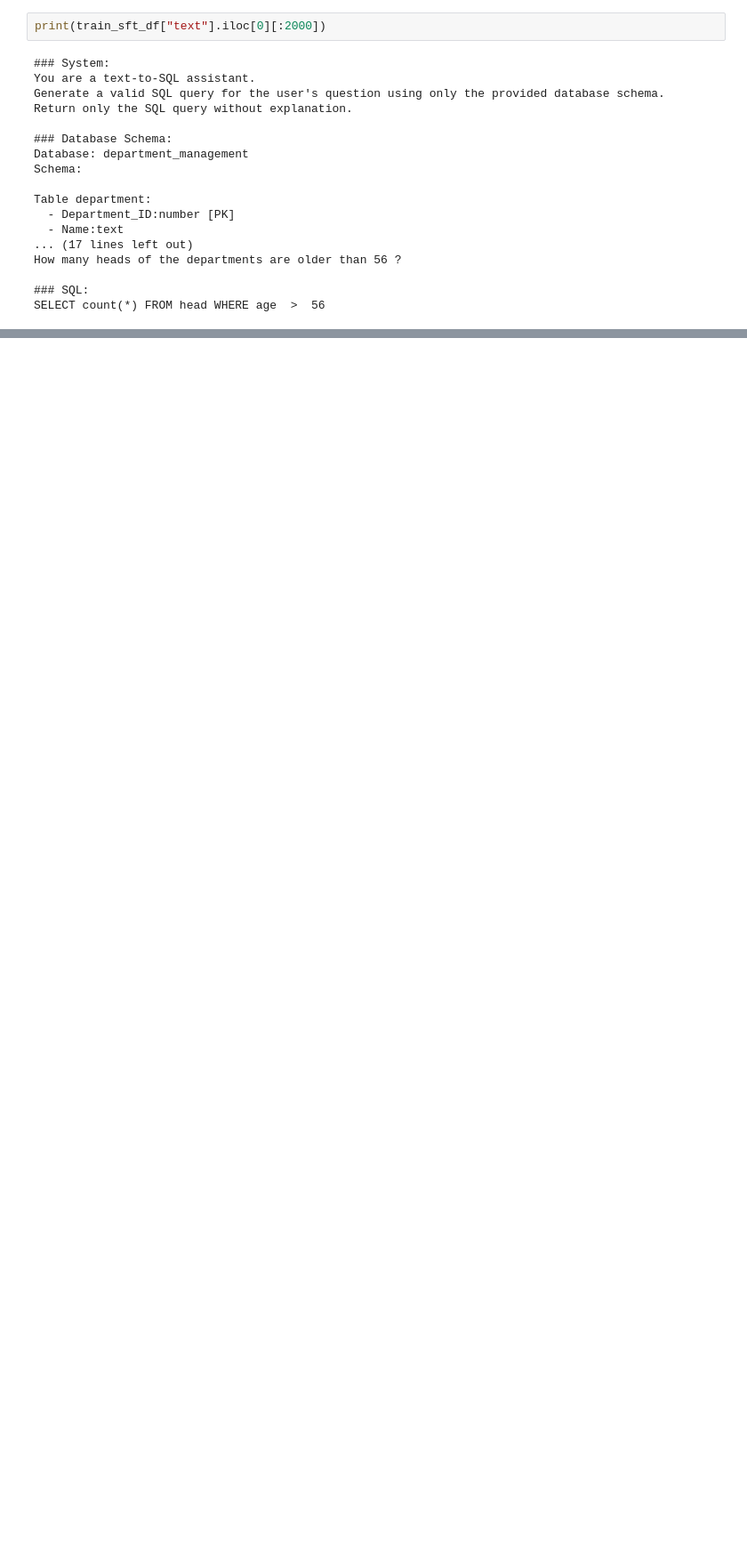
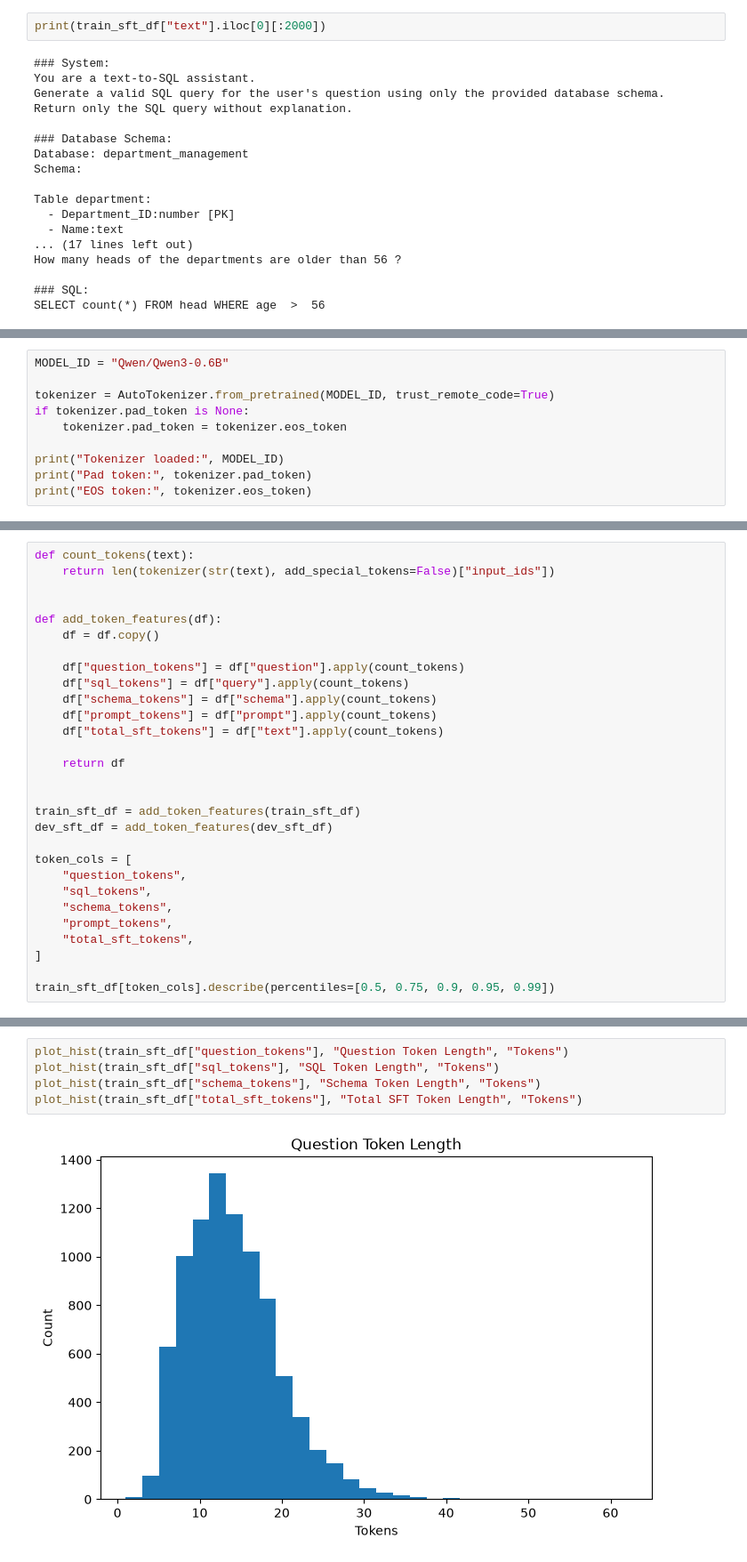
Before and after one commit to shubhangmalviya/qwen-slm-engineering-lab, a Jupyter notebook: text-generation/Text_To_Sql_Data_Prep.ipynb, the cells around one changed output, grey strips where cells are left out. Shown at 89% size. Saved outputs shown, nothing was run; the diff lists cells and outputs as text; blank space fills up the shorter version.

```diff
--- a/text-generation/Text_To_Sql_Data_Prep.ipynb
+++ b/text-generation/Text_To_Sql_Data_Prep.ipynb
@@ -434,0 +679,10 @@ SELECT count(*) FROM head WHERE age  >  56
+# %%
+MODEL_ID = "Qwen/Qwen3-0.6B"
+
+tokenizer = AutoTokenizer.from_pretrained(MODEL_ID, trust_remote_code=True)
+if tokenizer.pad_token is None:
+    tokenizer.pad_token = tokenizer.eos_token
+
+print("Tokenizer loaded:", MODEL_ID)
+print("Pad token:", tokenizer.pad_token)
+print("EOS token:", tokenizer.eos_token)
@@ -434,0 +693,29 @@ SELECT count(*) FROM head WHERE age  >  56
+# %%
+def count_tokens(text):
+    return len(tokenizer(str(text), add_special_tokens=False)["input_ids"])
+
+
+def add_token_features(df):
+    df = df.copy()
+
+    df["question_tokens"] = df["question"].apply(count_tokens)
+    df["sql_tokens"] = df["query"].apply(count_tokens)
+    df["schema_tokens"] = df["schema"].apply(count_tokens)
+    df["prompt_tokens"] = df["prompt"].apply(count_tokens)
+    df["total_sft_tokens"] = df["text"].apply(count_tokens)
+
+    return df
+
+
+train_sft_df = add_token_features(train_sft_df)
+dev_sft_df = add_token_features(dev_sft_df)
+
+token_cols = [
+    "question_tokens",
+    "sql_tokens",
+    "schema_tokens",
+    "prompt_tokens",
+    "total_sft_tokens",
+]
+
+train_sft_df[token_cols].describe(percentiles=[0.5, 0.75, 0.9, 0.95, 0.99])
@@ -434,0 +734,7 @@ SELECT count(*) FROM head WHERE age  >  56
+# %%
+plot_hist(train_sft_df["question_tokens"], "Question Token Length", "Tokens")
+plot_hist(train_sft_df["sql_tokens"], "SQL Token Length", "Tokens")
+plot_hist(train_sft_df["schema_tokens"], "Schema Token Length", "Tokens")
+plot_hist(train_sft_df["total_sft_tokens"], "Total SFT Token Length", "Tokens")
+# %% [output]
+[figure, added]
```
Also changed, not shown: parts of 24 cells of this notebook.
